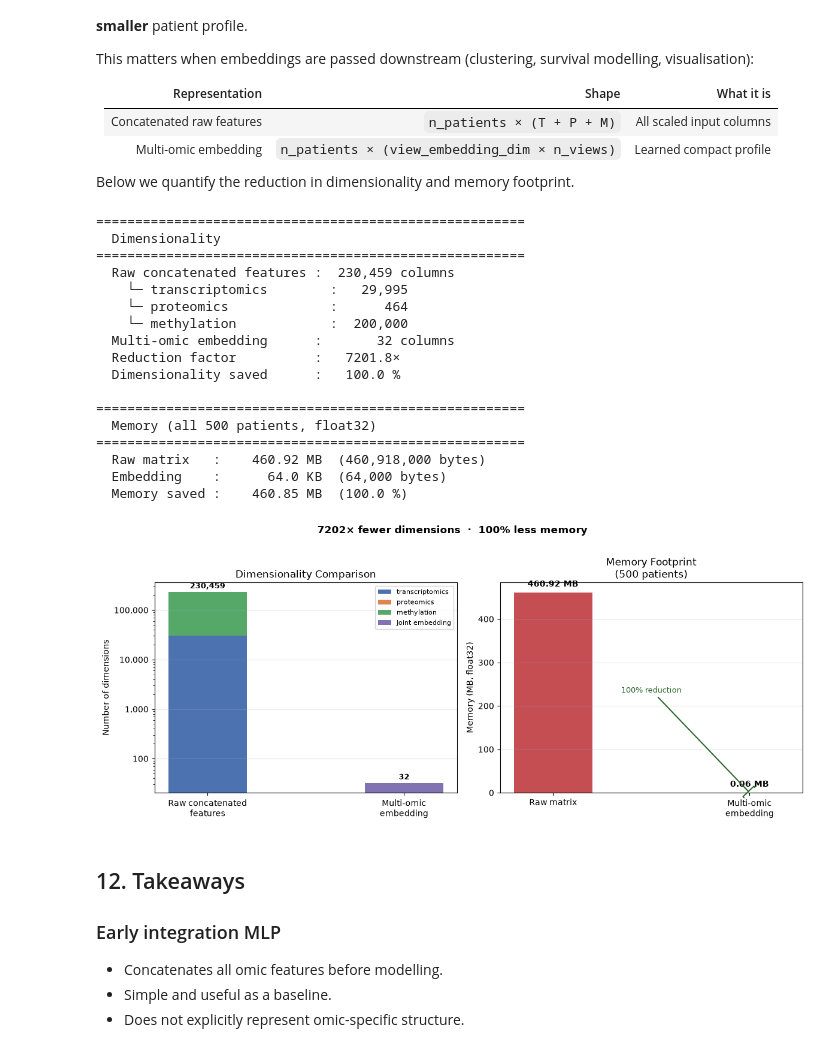
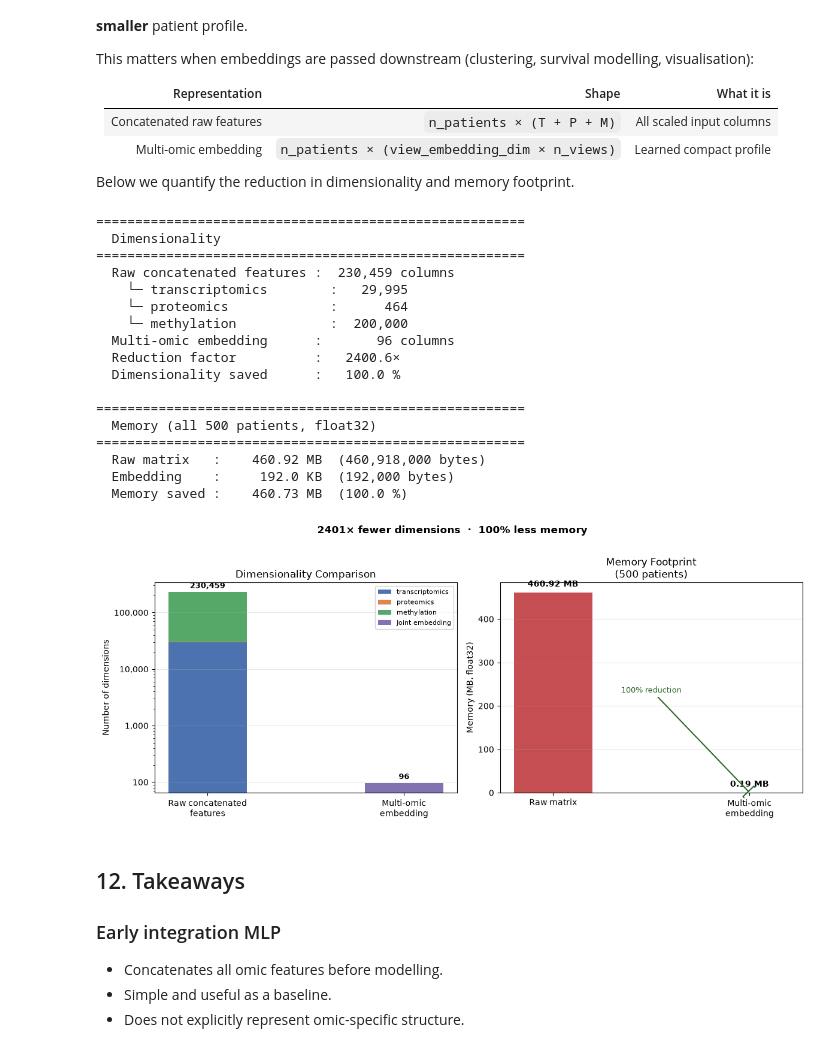
Before and after one commit to Barry8197/ECCB2026_TEST, a Jupyter notebook: sessions/session-2-multi-omics/part-3-deep-learning-methods.ipynb, the cells around one changed output. Drawn from its saved outputs; the diff is of its cells as text; code cells hidden in the pictures.

```diff
--- a/sessions/session-2-multi-omics/part-3-deep-learning-methods.ipynb
+++ b/sessions/session-2-multi-omics/part-3-deep-learning-methods.ipynb
@@ -378,7 +378,10 @@ def get_embeddings(model: nn.Module, loader: DataLoader, n_mod=None) -> tuple[np
         features = [x.to(device) for x in features]
         if n_mod is not None :
             features = [features[n_mod]]
-        emb = model.forward(*features)
+            emb = model(*features)
+        else :
+            emb = model.embed(*features)
+
         embeddings.append(emb.cpu().numpy())
         labels.append(target.numpy())
 
@@ -553,20 +559,20 @@ class MultiOmicEncoder(nn.Module):
     Architecture
     ------------
     For each omic view:
-      Input_i → Linear(dim_i → hidden_dim) → ReLU → Dropout
-              → Linear(hidden_dim → view_embedding_dim) → ReLU
+      Input_i → Linear(dim_i → joint_embedding_dim) → ReLU → Dropout
+              → Linear(joint_embedding_dim → view_embedding_dim) → ReLU
 
     Then:
       concat(all view embeddings)
-        → Linear(joint_dim → hidden_dim) → ReLU → Dropout
-        → Linear(hidden_dim → n_classes)
+        → Linear(joint_dim → joint_embedding_dim) → ReLU → Dropout
+        → Linear(joint_embedding_dim → n_classes)
     """
 
     def __init__(
         self,
         input_dims: dict[str, int],
         view_embedding_dim: int = 16,
-        hidden_dim: int = 64,
+        joint_embedding_dim: int = 64,
         n_classes: int = 2,
         dropout: float = 0.25,
     ) -> None:
@@ -587,33 +593,33 @@ class MultiOmicEncoder(nn.Module):
         joint_dim = view_embedding_dim * len(input_dims)
 
         # Shared classifier over the concatenated embeddings.
-        self.classifier = nn.Sequential(
-            nn.Linear(joint_dim, hidden_dim),
+        self.joint_embedding = nn.Sequential(
+            nn.Linear(joint_dim, joint_embedding_dim),
             nn.ReLU(),
             nn.Dropout(dropout),
-            nn.Linear(hidden_dim, n_classes),
         )
+        self.classifier = nn.Linear(joint_embedding_dim, n_classes)
 
     def forward(self, *views: torch.Tensor) -> torch.Tensor:
         joint = torch.cat(
             [self.encoders[name](x) for name, x in zip(self.view_names, views)],
             dim=1,
         )
-        return self.classifier(joint)
+        return self.classifier(self.joint_embedding(joint))
 
     def embed(self, *views: torch.Tensor) -> torch.Tensor:
         """Return the joint embedding (concatenated per-omic embeddings)."""
-        return torch.cat(
+        joint = torch.cat(
             [self.encoders[name](x) for name, x in zip(self.view_names, views)],
             dim=1,
         )
-
+        return self.joint_embedding(joint)
 
 # ── Architecture diagram ──────────────────────────────────────────────────────
 _multi_model_for_graph = MultiOmicEncoder(
     input_dims=input_dims,
     view_embedding_dim=32,
-    hidden_dim=8,
+    joint_embedding_dim=8,
     n_classes=n_classes,
 )
 
@@ -775,7 +784,7 @@ def train_classifier(
 multi_model = MultiOmicEncoder(
     input_dims=input_dims,
     view_embedding_dim=32,
-    hidden_dim=8,
+    joint_embedding_dim=8,
     n_classes=n_classes,
 ).to(device)
 
@@ -783,6 +792,6 @@ multi_train_loader = make_multiview_loader(X_train_views, y_train, batch_size=10
 multi_test_loader  = make_multiview_loader(X_test_views,  y_test,  batch_size=256, shuffle=False)
 
 print("Training multi-modal encoder …")
-multi_history, multi_val_history = train_classifier(multi_model, multi_train_loader, multi_test_loader, n_epochs=60)
+multi_history, multi_val_history = train_classifier_val(multi_model, multi_train_loader, multi_test_loader, n_epochs=150)
 # %% [output]
 Training multi-modal encoder …
@@ -1331,7 +1349,10 @@ n_patients_test  = X_test_early.shape[0]
 n_patients_all   = n_patients_train + n_patients_test
 
 raw_dim   = X_train_early.shape[1]      # all omics concatenated
-embed_dim = train_emb.shape[1]          # learned embedding
+embed_dim = sum(
+    multi_model.encoders[i][0].out_features
+    for i in ["transcriptomics", "proteomics", "methylation"]
+)   # learned embedding
 
 reduction_factor = raw_dim / embed_dim
 reduction_pct    = (1 - embed_dim / raw_dim) * 100
@@ -1431,38 +1452,38 @@ for bar, val in zip(bars, sizes):
 ax2.annotate(
     f"{reduction_pct:.0f}% reduction",
     xy=(1, sizes[1]),
     xytext=(0.5, (sizes[0] + sizes[1]) / 2),
     fontsize=9,
     color="#2d6a2d",
     ha="center",
     arrowprops=dict(arrowstyle="-[", color="#2d6a2d", lw=1.5),
 )
 
 plt.suptitle(
     f"{reduction_factor:.0f}× fewer dimensions  ·  {reduction_pct:.0f}% less memory",
     fontsize=12, fontweight="bold", y=1.01,
 )
 plt.tight_layout()
 plt.show()
 # %% [output]
 =======================================================
   Dimensionality
 =======================================================
   Raw concatenated features :  230,459 columns
     └─ transcriptomics        :   29,995
     └─ proteomics             :      464
     └─ methylation            :  200,000
-  Multi-omic embedding      :       32 columns
-  Reduction factor          :   7201.8×
+  Multi-omic embedding      :       96 columns
+  Reduction factor          :   2400.6×
   Dimensionality saved      :   100.0 %
 
 =======================================================
   Memory (all 500 patients, float32)
 =======================================================
   Raw matrix   :    460.92 MB  (460,918,000 bytes)
-  Embedding    :      64.0 KB  (64,000 bytes)
-  Memory saved :    460.85 MB  (100.0 %)
+  Embedding    :     192.0 KB  (192,000 bytes)
+  Memory saved :    460.73 MB  (100.0 %)
-[figure, old version]
+[figure, new version]
 # %% [markdown]
 ## 12. Takeaways
 
```
Also changed, not shown: parts of 11 cells of this notebook, 2 other files.
